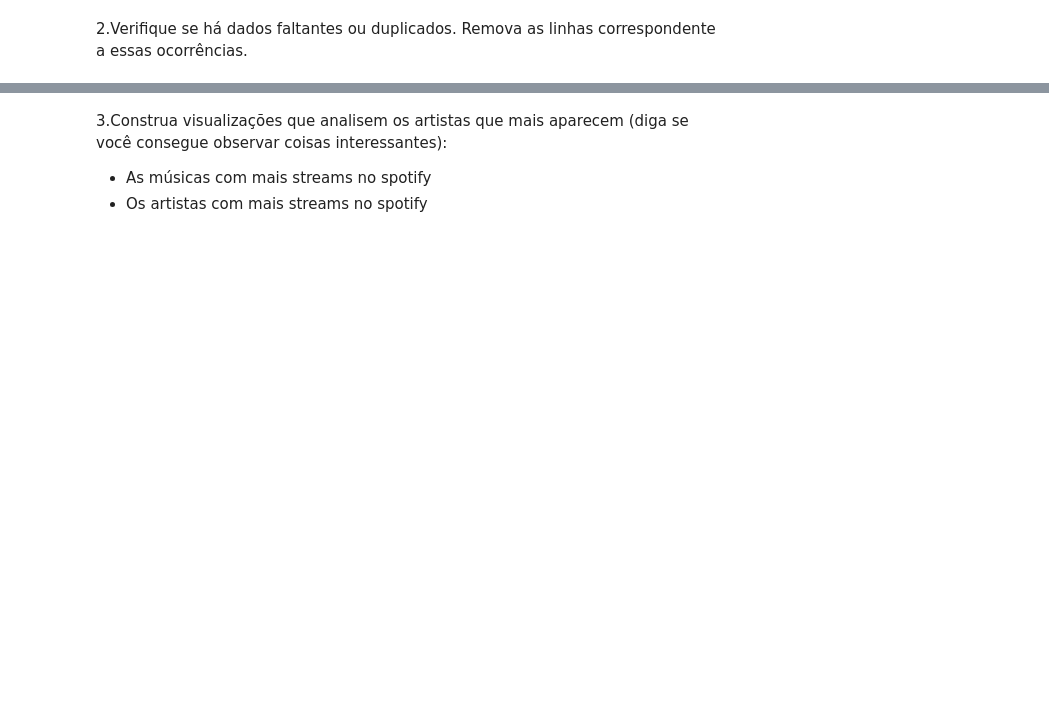
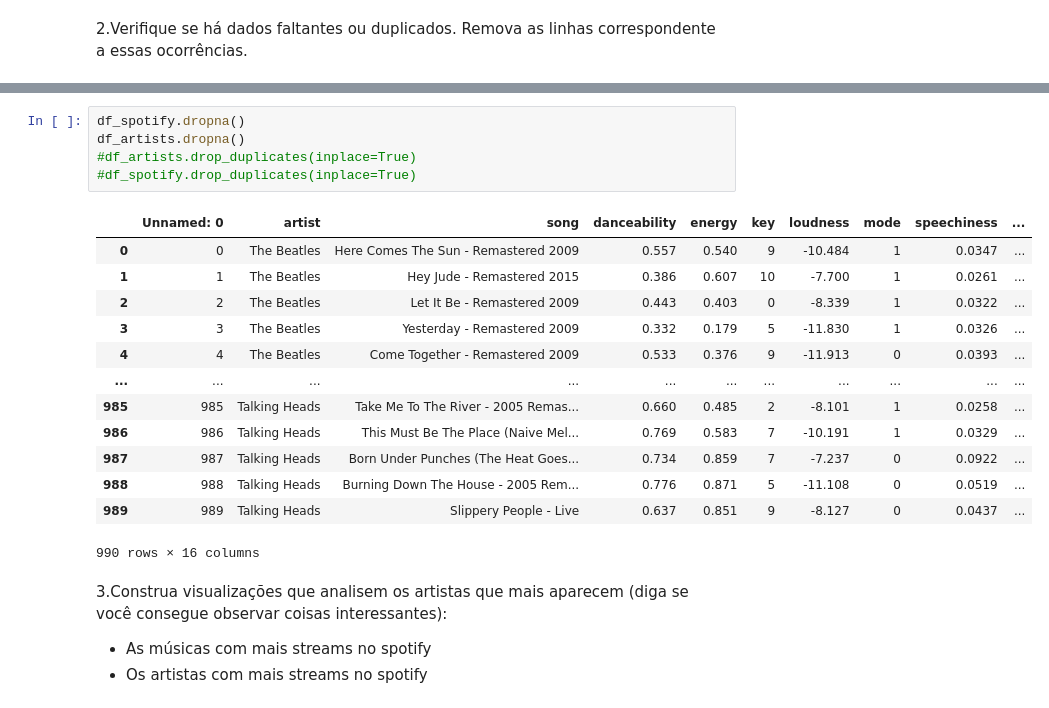
Before and after one commit to gisele-mgs/giselemms, a Jupyter notebook: Exercício_Spotify.ipynb, the cells around one changed output, grey strips where cells are left out. Drawn from its saved outputs; the diff is of its cells as text; blank space fills up the shorter version.

```diff
--- a/Exercício_Spotify.ipynb
+++ b/Exercício_Spotify.ipynb
@@ -66,3 +106,22 @@ Principais características do conjunto de dados:
+# %%
+df_spotify.dropna()
+df_artists.dropna()
+#df_artists.drop_duplicates(inplace=True)
+#df_spotify.drop_duplicates(inplace=True)
+# %% [output]
+|  | Unnamed: 0 | artist | song | danceability | energy | key | loudness | mode | speechiness | ... |
+| 0 | 0 | The Beatles | Here Comes The Sun - Remastered 2009 | 0.557 | 0.540 | 9 | -10.484 | 1 | 0.0347 | ... |
+| 1 | 1 | The Beatles | Hey Jude - Remastered 2015 | 0.386 | 0.607 | 10 | -7.700 | 1 | 0.0261 | ... |
+| 2 | 2 | The Beatles | Let It Be - Remastered 2009 | 0.443 | 0.403 | 0 | -8.339 | 1 | 0.0322 | ... |
+| 3 | 3 | The Beatles | Yesterday - Remastered 2009 | 0.332 | 0.179 | 5 | -11.830 | 1 | 0.0326 | ... |
+| 4 | 4 | The Beatles | Come Together - Remastered 2009 | 0.533 | 0.376 | 9 | -11.913 | 0 | 0.0393 | ... |
+| ... | ... | ... | ... | ... | ... | ... | ... | ... | ... | ... |
+| 985 | 985 | Talking Heads | Take Me To The River - 2005 Remas... | 0.660 | 0.485 | 2 | -8.101 | 1 | 0.0258 | ... |
+| 986 | 986 | Talking Heads | This Must Be The Place (Naive Mel... | 0.769 | 0.583 | 7 | -10.191 | 1 | 0.0329 | ... |
+| 987 | 987 | Talking Heads | Born Under Punches (The Heat Goes... | 0.734 | 0.859 | 7 | -7.237 | 0 | 0.0922 | ... |
+| 988 | 988 | Talking Heads | Burning Down The House - 2005 Rem... | 0.776 | 0.871 | 5 | -11.108 | 0 | 0.0519 | ... |
+| 989 | 989 | Talking Heads | Slippery People - Live | 0.637 | 0.851 | 9 | -8.127 | 0 | 0.0437 | ... |
+990 rows × 16 columns
 # %% [markdown]
 3.Construa visualizações que analisem os artistas que mais aparecem (diga se você consegue observar coisas interessantes):
 - As músicas com mais streams no spotify
```
Also changed, not shown: parts of 24 cells of this notebook.
